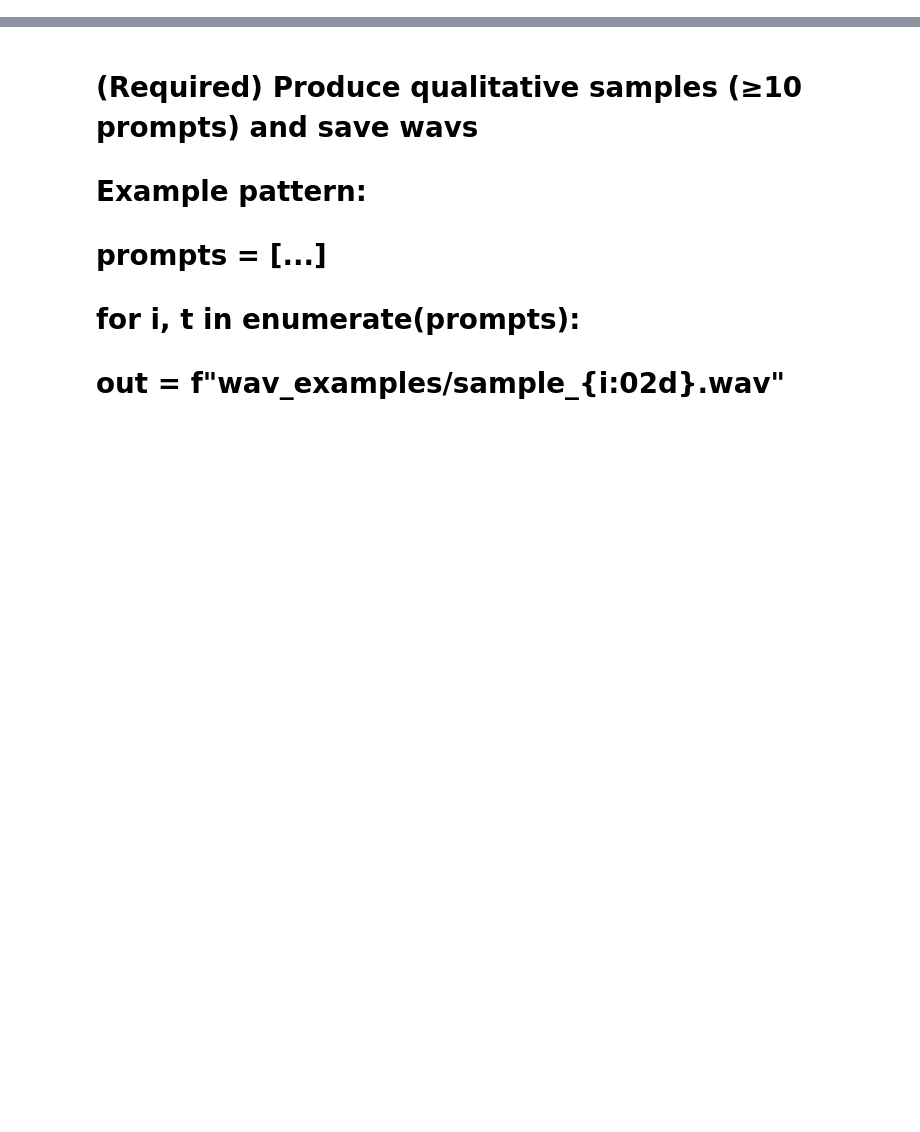
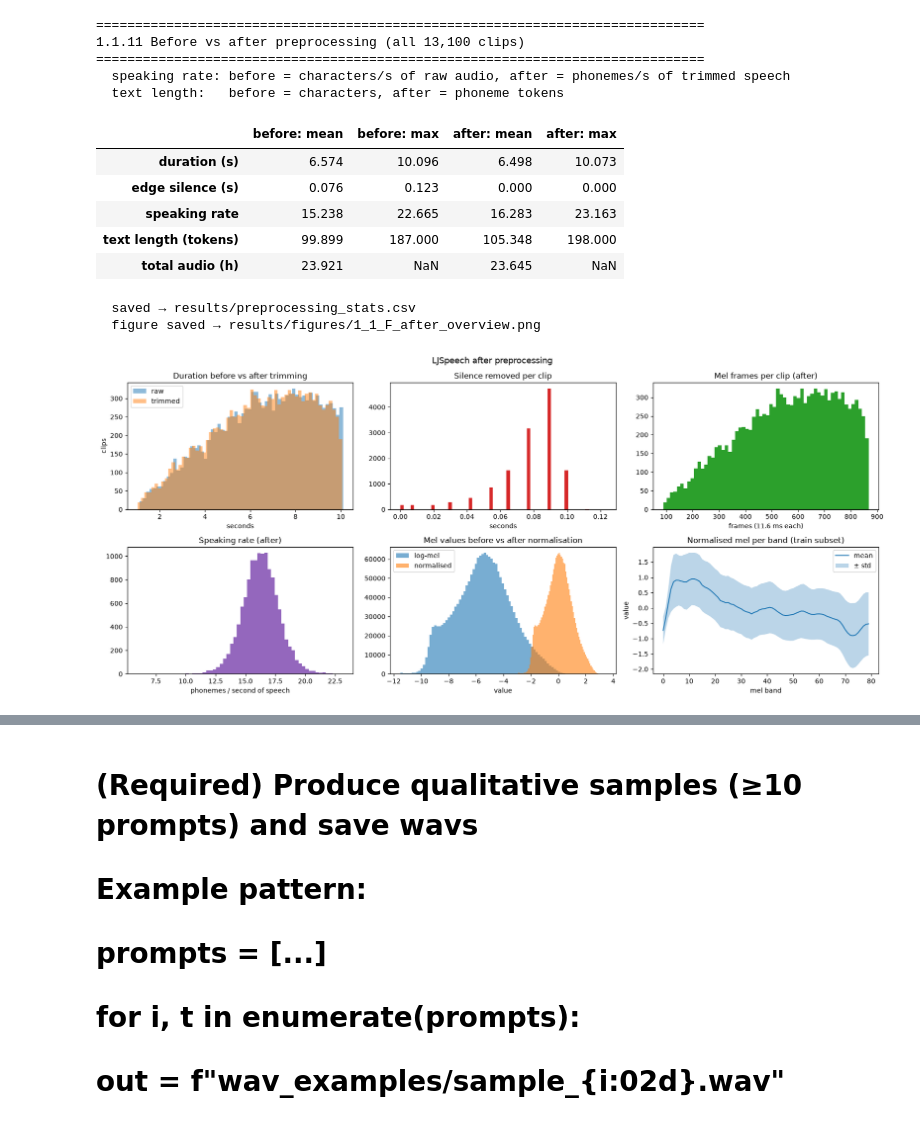
Before and after one commit to 1rn19cs176varunalingam/ARTI5001-A3-TTS, a Jupyter notebook: notebook/A3_final.ipynb, the cells around one changed output, grey strips where cells are left out. Saved outputs shown, nothing was run; the diff lists cells and outputs as text; code cells hidden in the pictures; blank space fills up the shorter version.

```diff
--- a/notebook/A3_final.ipynb
+++ b/notebook/A3_final.ipynb
@@ -1334,0 +1121,50 @@ if __name__ == "__main__":
+# %%
+# 1.1.11 Before vs after preprocessing: summary table (saved) + plots
+meta["mel_frames"] = meta.trimmed_dur_s * A.SR / A.HOP                        # frames = samples / hop
+meta["phonemes_per_s"] = meta.n_phonemes / meta.trimmed_dur_s
+rows = {                                                                       # quantity: (before, after)
+    "duration (s)":            (meta.dur_s, meta.trimmed_dur_s),
+    "edge silence (s)":        (meta.lead_sil_s + meta.trail_sil_s, pd.Series(0.0, index=meta.index)),
+    "speaking rate":           (meta.chars_per_s, meta.phonemes_per_s),
+    "text length (tokens)":    (meta.n_chars, meta.n_phonemes),
+}
+summary = pd.DataFrame({name: {"before: mean": b.mean(), "before: max": b.max(), "after: mean": a.mean(), "after: max": a.max()}
+                        for name, (b, a) in rows.items()}).T
+summary.loc["total audio (h)"] = [meta.dur_s.sum() / 3600, np.nan, meta.trimmed_dur_s.sum() / 3600, np.nan]
+summary.to_csv(RESULTS_DIR / "preprocessing_stats.csv")
+banner("1.1.11 Before vs after preprocessing (all 13,100 clips)")
+print("  speaking rate: before = characters/s of raw audio, after = phonemes/s of trimmed speech")
+print("  text length:   before = characters, after = phoneme tokens")
+display(summary.round(3))
+print("  saved → results/preprocessing_stats.csv")
+
+fig, ax = plt.subplots(2, 3, figsize=(17, 7.5))
+ax[0, 0].hist(meta.dur_s, bins=60, alpha=0.5, label="raw"); ax[0, 0].hist(meta.trimmed_dur_s, bins=60, alpha=0.5, label="trimmed")
+ax[0, 0].set(title="Duration before vs after trimming", xlabel="seconds", ylabel="clips"); ax[0, 0].legend()
+ax[0, 1].hist(meta.dur_s - meta.trimmed_dur_s, bins=60, color="tab:red"); ax[0, 1].set(title="Silence removed per clip", xlabel="seconds")
+ax[0, 2].hist(meta.mel_frames, bins=60, color="tab:green"); ax[0, 2].set(title="Mel frames per clip (after)", xlabel="frames (11.6 ms each)")
+ax[1, 0].hist(meta.phonemes_per_s, bins=60, color="tab:purple"); ax[1, 0].set(title="Speaking rate (after)", xlabel="phonemes / second of speech")
+ax[1, 1].hist(MEL_SAMPLE.flatten().numpy(), bins=80, alpha=0.6, label="log-mel")
+ax[1, 1].hist(norm_sample.flatten().numpy(), bins=80, alpha=0.6, label="normalised")
+ax[1, 1].set(title="Mel values before vs after normalisation", xlabel="value"); ax[1, 1].legend()
+ch_mean = ((band_mean - MEL_STATS["mel_mean"]) / MEL_STATS["mel_std"]).numpy()
+ch_std = (band_std / MEL_STATS["mel_std"]).numpy()
+ax[1, 2].plot(ch_mean, label="mean"); ax[1, 2].fill_between(range(80), ch_mean - ch_std, ch_mean + ch_std, alpha=0.3, label="± std")
+ax[1, 2].set(title="Normalised mel per band (train subset)", xlabel="mel band", ylabel="value"); ax[1, 2].legend()
+fig.suptitle("LJSpeech after preprocessing", fontsize=13)
+plt.tight_layout(); savefig("1_1_F_after_overview"); plt.show()
+# %% [output]
+==============================================================================
+1.1.11 Before vs after preprocessing (all 13,100 clips)
+==============================================================================
+  speaking rate: before = characters/s of raw audio, after = phonemes/s of trimmed speech
+  text length:   before = characters, after = phoneme tokens
+|  | before: mean | before: max | after: mean | after: max |
+| duration (s) | 6.574 | 10.096 | 6.498 | 10.073 |
+| edge silence (s) | 0.076 | 0.123 | 0.000 | 0.000 |
+| speaking rate | 15.238 | 22.665 | 16.283 | 23.163 |
+| text length (tokens) | 99.899 | 187.000 | 105.348 | 198.000 |
+| total audio (h) | 23.921 | NaN | 23.645 | NaN |
+  saved → results/preprocessing_stats.csv
+  figure saved → results/figures/1_1_F_after_overview.png
+[figure, added]
```
Also changed, not shown: parts of 99 cells of this notebook, 18 other files.
